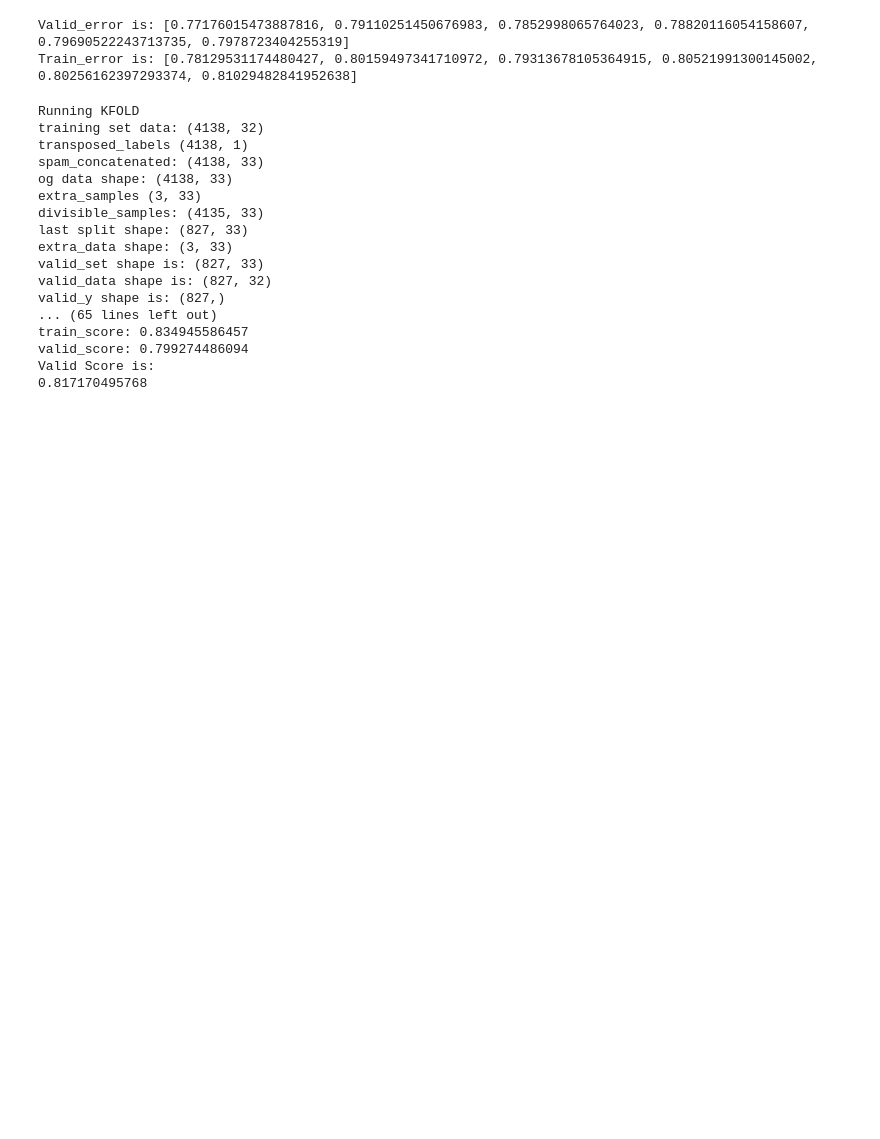
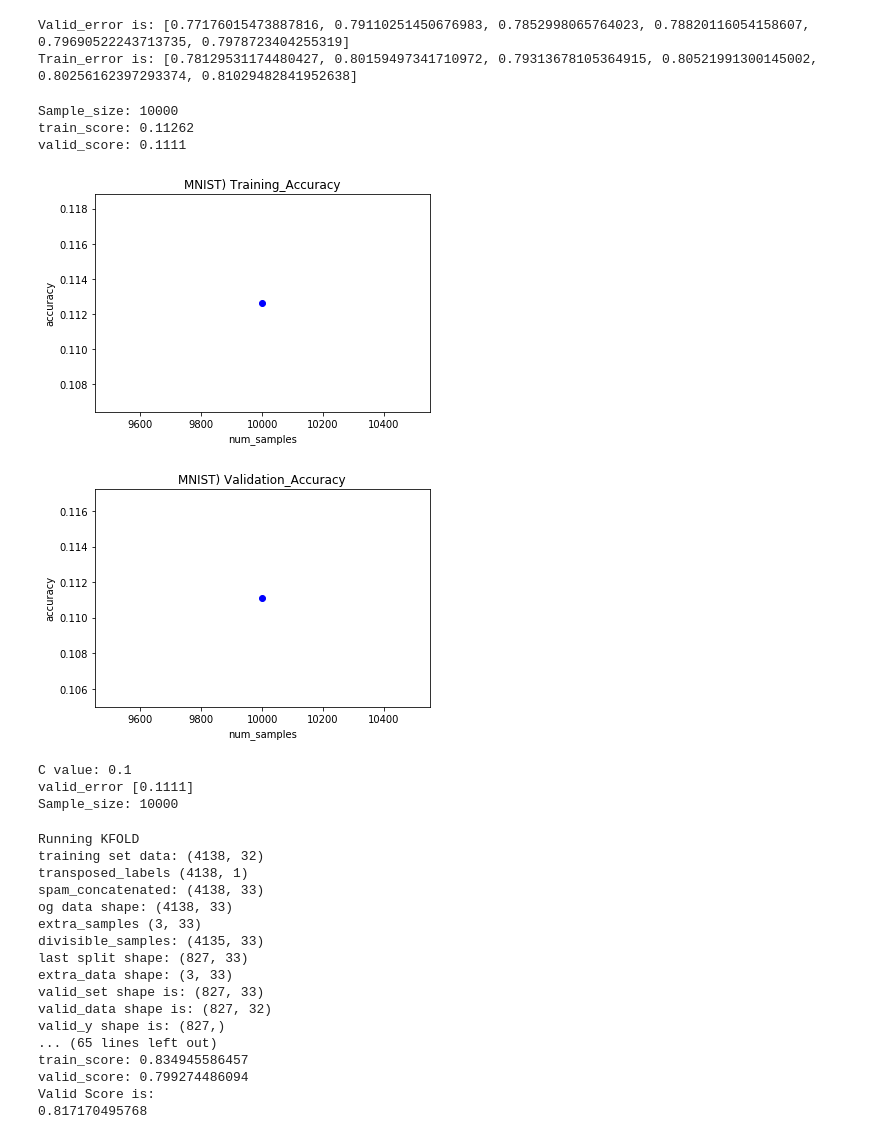
Before and after one commit to maialena/CS189-Machine_Learning, a Jupyter notebook: src/main.ipynb, the cells around one changed output. Saved outputs shown, nothing was run; the diff lists cells and outputs as text; code cells hidden in the pictures; blank space fills up the shorter version.

Commit message:
c values

```diff
--- a/src/main.ipynb
+++ b/src/main.ipynb
@@ -207,6 +224,25 @@ valid_score: 0.797872340426
 [figure]
 Valid_error is: [0.77176015473887816, 0.79110251450676983, 0.7852998065764023, 0.78820116054158607, 0.79690522243713735, 0.7978723404255319]
 Train_error is: [0.78129531174480427, 0.80159497341710972, 0.79313678105364915, 0.80521991300145002, 0.80256162397293374, 0.81029482841952638]
+# %%
+# ************************** PROBLEM 3: BEST C Value ********************************
+from sklearn.svm import SVC
+C_range = [.1, .01,  .001, .0001, .00001, .000001, 1, 10, 100]
+experiments = [10000]
+for C in C_range:
+    clf_mnist = SVC(C=C)
+    scores = train_svm_no_plot(experiments, clf_mnist, mnist_train_set, mnist_train_y, mnist_valid_set, mnist_valid_y, 'MNIST)')
+    print('C value: ' + str(C))
+    print('valid_score ' + str(scores[0]))
+# %% [output]
+Sample_size: 10000
+train_score: 0.11262
+valid_score: 0.1111
+[figure, added]
+[figure, added]
+C value: 0.1
+valid_error [0.1111]
+Sample_size: 10000
 # %%
 # ************************** PROBLEM 3: BEST C Value ********************************
 from sklearn.svm import SVC
```
Also changed, not shown: parts of 3 cells of this notebook.
